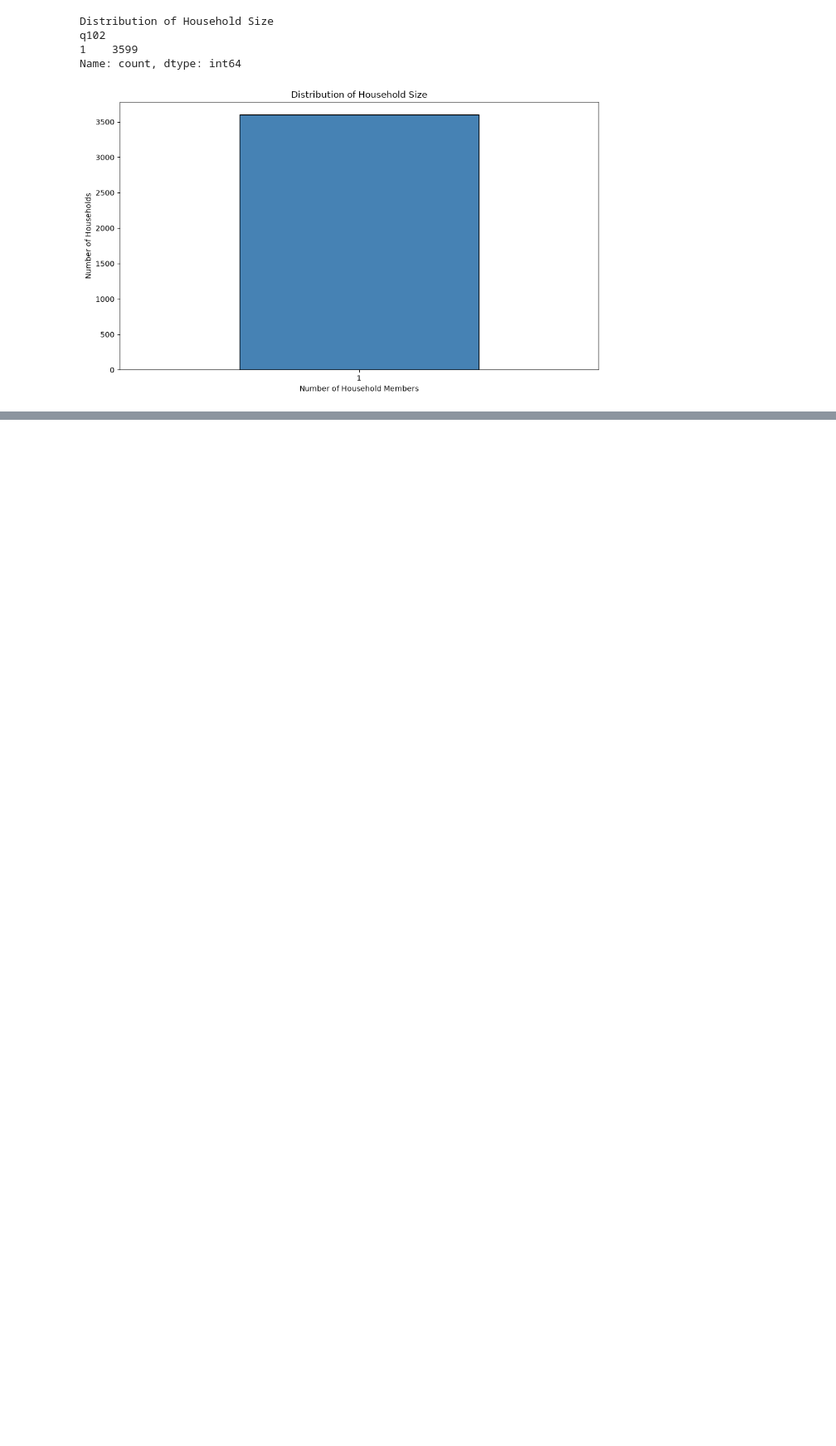
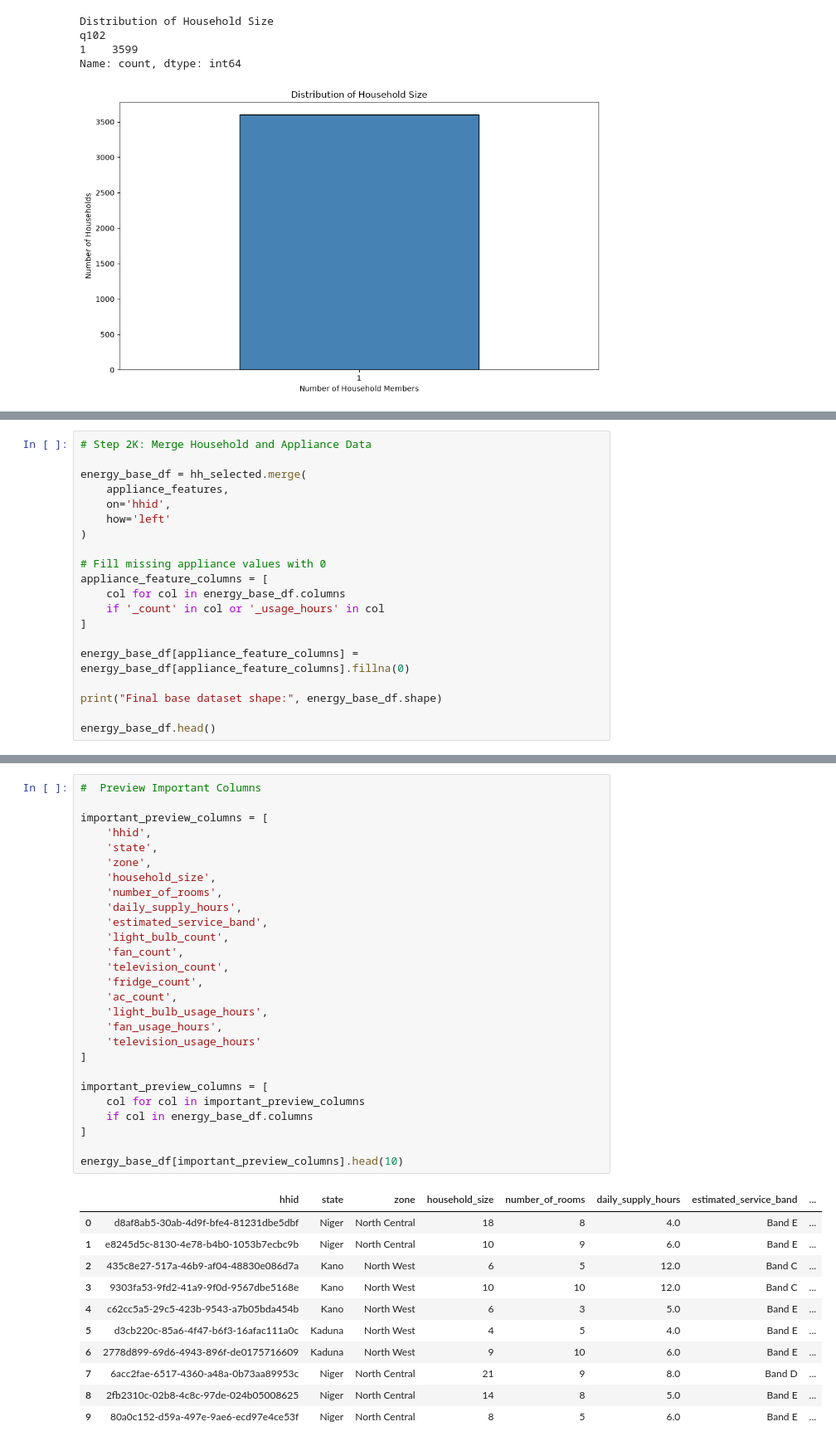
Before and after one commit to Paddyrey/TechCrush-Capstone-Group-11-Project, a Jupyter notebook: notebooks/Data_preparation.ipynb, the cells around one changed output, grey strips where cells are left out. Shown at 83% size. Saved outputs shown, nothing was run; the diff lists cells and outputs as text; blank space fills up the shorter version.

```diff
--- a/notebooks/Data_preparation.ipynb
+++ b/notebooks/Data_preparation.ipynb
@@ -292,0 +667,20 @@ Name: count, dtype: int64
+# %%
+# Step 2K: Merge Household and Appliance Data
+
+energy_base_df = hh_selected.merge(
+    appliance_features,
+    on='hhid',
+    how='left'
+)
+
+# Fill missing appliance values with 0
+appliance_feature_columns = [
+    col for col in energy_base_df.columns
+    if '_count' in col or '_usage_hours' in col
+]
+
+energy_base_df[appliance_feature_columns] = energy_base_df[appliance_feature_columns].fillna(0)
+
+print("Final base dataset shape:", energy_base_df.shape)
+
+energy_base_df.head()
@@ -292,0 +696,39 @@ Name: count, dtype: int64
+# %%
+#  Preview Important Columns
+
+important_preview_columns = [
+    'hhid',
+    'state',
+    'zone',
+    'household_size',
+    'number_of_rooms',
+    'daily_supply_hours',
+    'estimated_service_band',
+    'light_bulb_count',
+    'fan_count',
+    'television_count',
+    'fridge_count',
+    'ac_count',
+    'light_bulb_usage_hours',
+    'fan_usage_hours',
+    'television_usage_hours'
+]
+
+important_preview_columns = [
+    col for col in important_preview_columns
+    if col in energy_base_df.columns
+]
+
+energy_base_df[important_preview_columns].head(10)
+# %% [output]
+|  | hhid | state | zone | household_size | number_of_rooms | daily_supply_hours | estimated_service_band | ... |
+| 0 | d8af8ab5-30ab-4d9f-bfe4-81231dbe5dbf | Niger | North Central | 18 | 8 | 4.0 | Band E | ... |
+| 1 | e8245d5c-8130-4e78-b4b0-1053b7ecbc9b | Niger | North Central | 10 | 9 | 6.0 | Band E | ... |
+| 2 | 435c8e27-517a-46b9-af04-48830e086d7a | Kano | North West | 6 | 5 | 12.0 | Band C | ... |
+| 3 | 9303fa53-9fd2-41a9-9f0d-9567dbe5168e | Kano | North West | 10 | 10 | 12.0 | Band C | ... |
+| 4 | c62cc5a5-29c5-423b-9543-a7b05bda454b | Kano | North West | 6 | 3 | 5.0 | Band E | ... |
+| 5 | d3cb220c-85a6-4f47-b6f3-16afac111a0c | Kaduna | North West | 4 | 5 | 4.0 | Band E | ... |
+| 6 | 2778d899-69d6-4943-896f-de0175716609 | Kaduna | North West | 9 | 10 | 6.0 | Band E | ... |
+| 7 | 6acc2fae-6517-4360-a48a-0b73aa89953c | Niger | North Central | 21 | 9 | 8.0 | Band D | ... |
+| 8 | 2fb2310c-02b8-4c8c-97de-024b05008625 | Niger | North Central | 14 | 8 | 5.0 | Band E | ... |
+| 9 | 80a0c152-d59a-497e-9ae6-ecd97e4ce53f | Niger | North Central | 8 | 5 | 6.0 | Band E | ... |
```
Also changed, not shown: parts of 41 cells of this notebook.
